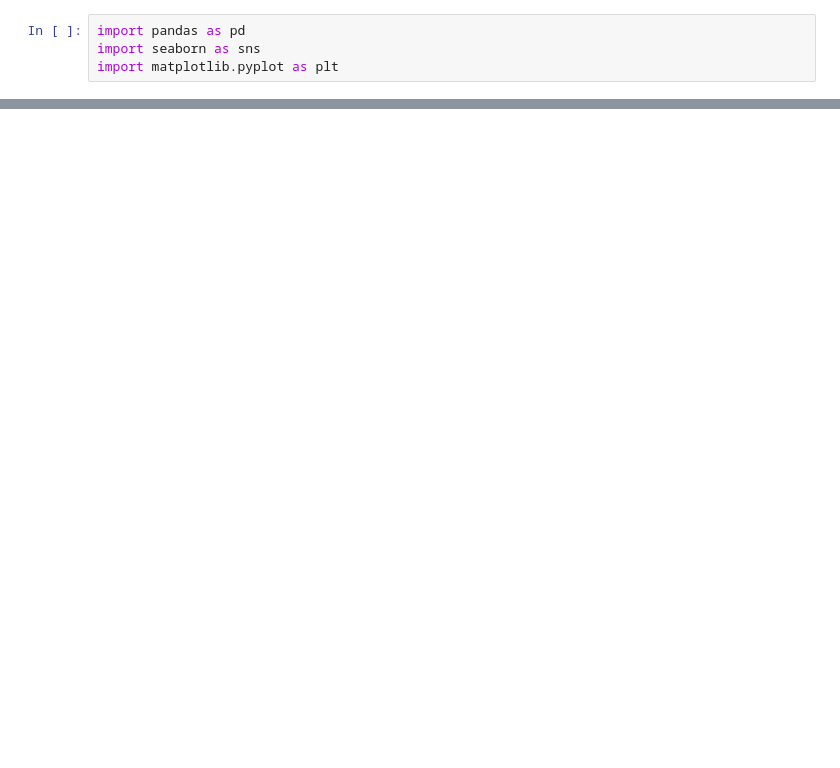
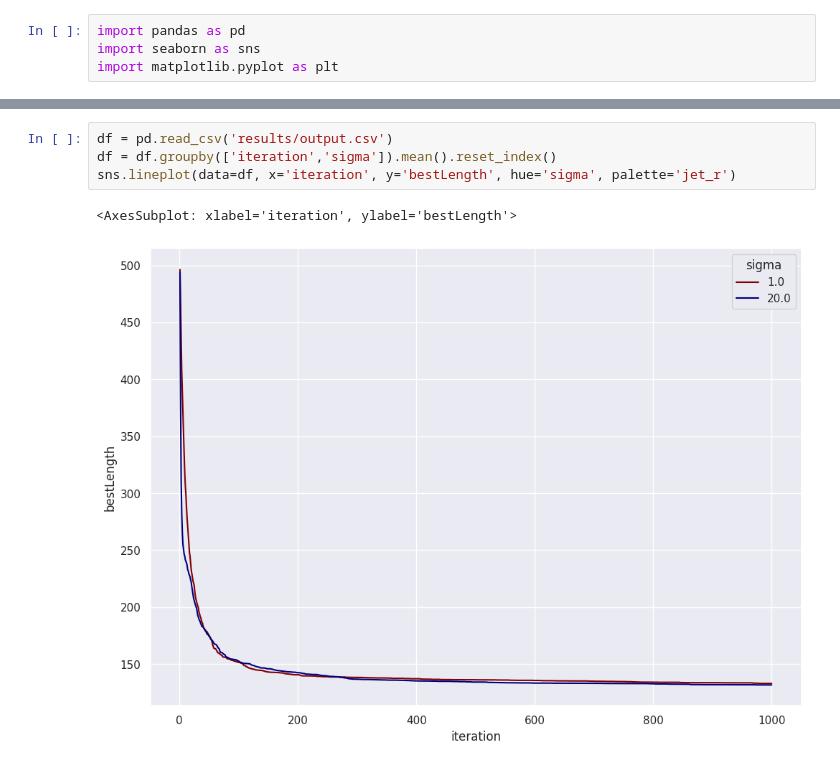
Before and after one commit to javierbosch/Java-ACO, a Jupyter notebook: plots.ipynb, the cells around one changed output, grey strips where cells are left out. Cells and saved outputs as stored; diff of their text form; blank space fills up the shorter version.

```diff
--- a/plots.ipynb
+++ b/plots.ipynb
@@ -5 +75,8 @@ import matplotlib.pyplot as plt
+# %%
+df = pd.read_csv('results/output.csv')
+df = df.groupby(['iteration','sigma']).mean().reset_index()
+sns.lineplot(data=df, x='iteration', y='bestLength', hue='sigma', palette='jet_r')
+# %% [output]
+<AxesSubplot: xlabel='iteration', ylabel='bestLength'>
+[figure, added]
 # %%
```
Also changed, not shown: parts of 11 cells of this notebook, 16 other files.
